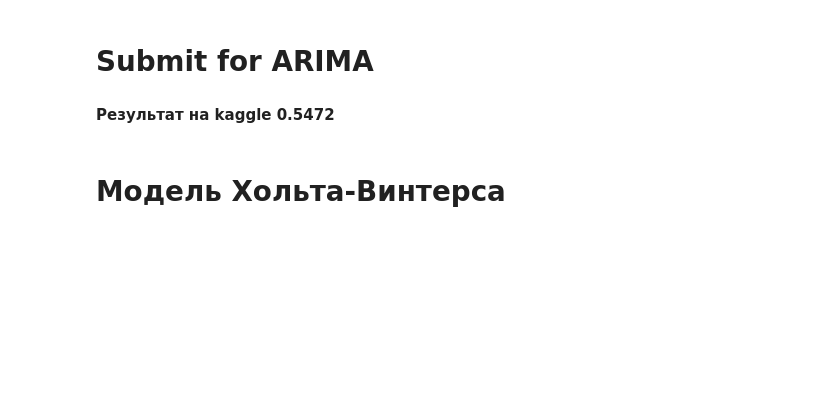
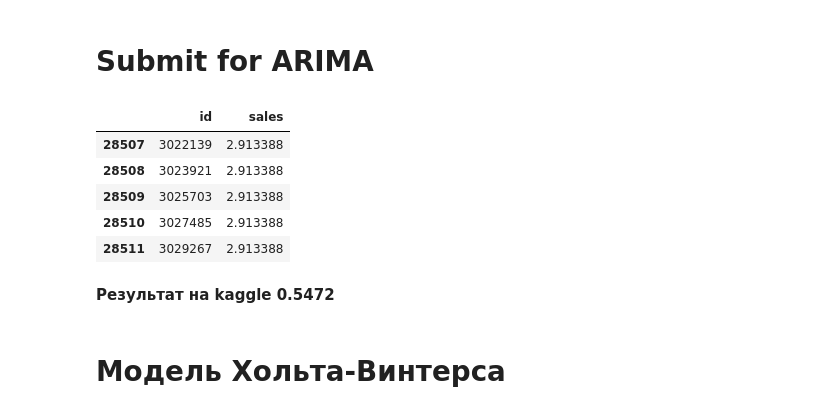
Before and after one commit to NailyaKhus/Data-Science-Pet-Progects, a Jupyter notebook: Diplom/Statsmodels/auto-arima-and-holt-winters.ipynb, the cells around one changed output. Drawn from its saved outputs; the diff is of its cells as text; code cells hidden in the pictures; blank space fills up the shorter version.

```diff
--- a/Diplom/Statsmodels/auto-arima-and-holt-winters.ipynb
+++ b/Diplom/Statsmodels/auto-arima-and-holt-winters.ipynb
@@ -204,16 +204,17 @@ Q - порядок сезонной компоненты для МА.
 # Ограничим тренировочные данные 2017 годом
 to_train = train_df[train_df.date>'2017-01-01'].copy()
 # %%
-# for num, store in enumerate(tqdm(to_train.store_nbr.unique())):
-#     for numf, fam in enumerate(tqdm(to_train.family.unique())):
-#         a=to_train[(to_train.store_nbr == store) & (to_train.family == fam)].set_index('date')
-#         arima_model = auto_arima(a.sales, start_p = 0, d=1, start_q=0,
-#                             max_p=6, max_d=1, max_q=6,
-#                             start_P=0, D=1, start_Q=0,
-#                             max_P=6, max_Q=1,
-#                             seasonal = True, #error_action='warn', #trace=True, surpress_warnings=True,
-#                             stepwise=True, random_state=20, n_fits=50)
-#         prediction = arima_model.predict(n_periods = 30)
-#         val_df.loc[(val_df.store_nbr == store) & (val_df.family == fam), 'arima'] = prediction[:14]
-#         test.loc[(test.store_nbr == store) & (test.family == fam), 'arima'] = prediction[14:]
+for num, store in enumerate(tqdm(to_train.store_nbr.unique())):
+    for numf, fam in enumerate(tqdm(to_train.family.unique())):
+        a=to_train[(to_train.store_nbr == store) & (to_train.family == fam)].set_index('date')
+
+        arima_model = auto_arima(a.sales, start_p = 0, d=1, start_q=0,
+                            max_p=2, max_d=1, max_q=2,
+                            start_P=0, D=1, start_Q=0,
+                            max_P=3, max_Q=1,
+                            seasonal = True, #error_action='warn', #trace=True, surpress_warnings=True,
+                            stepwise=True, random_state=20, n_fits=50)
+        prediction = arima_model.predict(n_periods = 30)
+        val_df.loc[(val_df.store_nbr == store) & (val_df.family == fam), 'arima'] = prediction[:14]
+        test.loc[(test.store_nbr == store) & (test.family == fam), 'arima'] = prediction[14:]
 # %%
@@ -246,3 +260,12 @@ to_train = train_df[train_df.date>'2017-01-01'].copy()
+# %%
+y_submit.tail()
+# %% [output]
+|  | id | sales |
+| 28507 | 3022139 | 2.913388 |
+| 28508 | 3023921 | 2.913388 |
+| 28509 | 3025703 | 2.913388 |
+| 28510 | 3027485 | 2.913388 |
+| 28511 | 3029267 | 2.913388 |
 # %% [markdown]
 **Результат на kaggle 0.5472**
 # %% [markdown]
```
Also changed, not shown: parts of 13 cells of this notebook, 1 other file.
